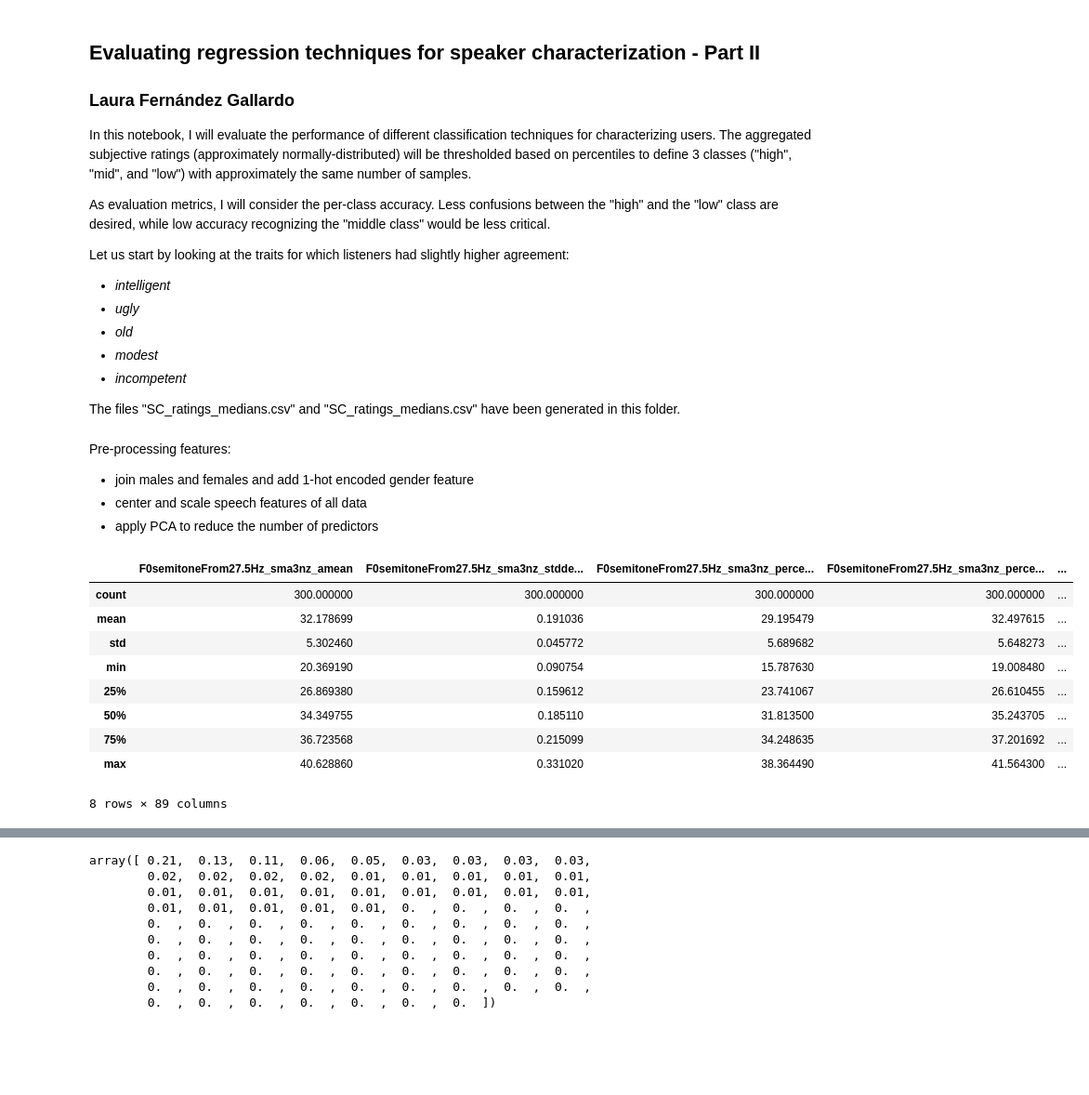
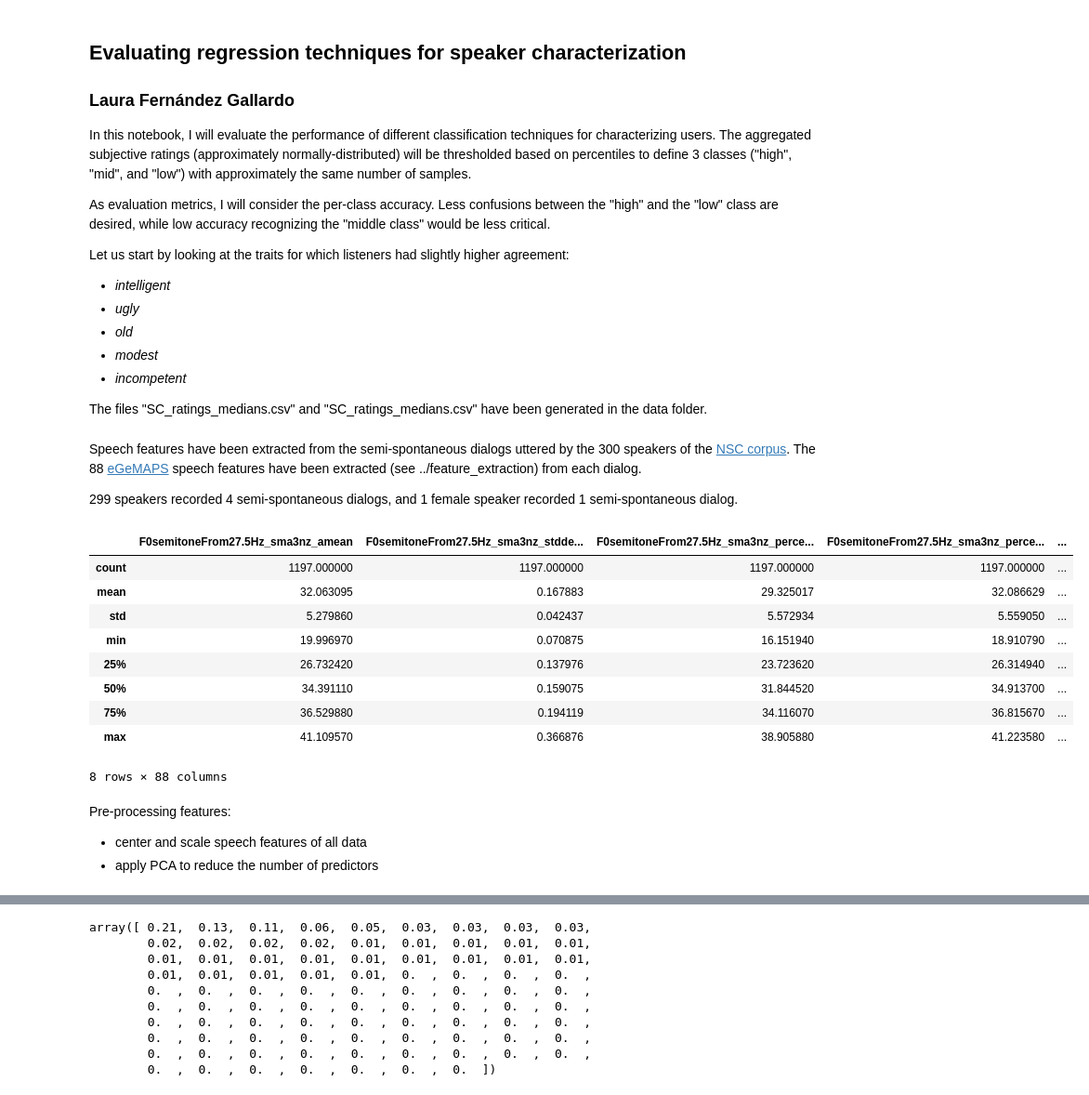
Before and after one commit to laufergall/ML_Speaker_Characteristics, a Jupyter notebook: classification/02_evaluating_classification.ipynb, the cells around one changed output, grey strips where cells are left out. Shown at 93% size. Cells and saved outputs as stored; diff of their text form; code cells hidden in the pictures; blank space fills up the shorter version.

```diff
--- a/classification/02_evaluating_classification.ipynb
+++ b/classification/02_evaluating_classification.ipynb
@@ -1,5 +1,5 @@
 # %% [markdown]
-## Evaluating regression techniques for speaker characterization - Part II
+## Evaluating regression techniques for speaker characterization
 ### Laura Fernández Gallardo
 
 In this notebook, I will evaluate the performance of different classification techniques for characterizing users. The aggregated subjective ratings (approximately normally-distributed) will be thresholded based on percentiles to define 3 classes ("high", "mid", and "low") with approximately the same number of samples.
@@ -14,7 +14,7 @@ Let us start by looking at the traits for which listeners had slightly higher ag
 * _modest_
 * _incompetent_
 
-The files "SC_ratings_medians.csv" and "SC_ratings_medians.csv" have been generated in this folder.
+The files "SC_ratings_medians.csv" and "SC_ratings_medians.csv" have been generated in the data folder.
 # %%
 import io
 import requests
@@ -51,43 +51,37 @@ for i in ratings_means.columns[2:]:
     ratings_class.loc[ratings_means[i]>th[1],i] = "high"
 
 ratings_class.iloc[:,0:2] = ratings_means.iloc[:,0:2]
+# %% [markdown]
+Speech features have been extracted from the semi-spontaneous dialogs uttered by the 300 speakers of the [NSC corpus](http://www.qu.tu-berlin.de/?id=nsc-corpus). The 88 [eGeMAPS](http://ieeexplore.ieee.org/document/7160715/) speech features have been extracted (see ../feature_extraction) from each dialog.
+
+299 speakers recorded 4 semi-spontaneous dialogs, and 1 female speaker recorded 1 semi-spontaneous dialog.
 # %%
-# load speech features from male and from female speakers
+# load speech features
 
-path = "https://raw.githubusercontent.com/laufergall/ML_Speaker_Characteristics/master/data/"
+path = "https://raw.githubusercontent.com/laufergall/ML_Speaker_Characteristics/master/data/extracted_features/"
 
 # load subjective questionnaire items and their translations
-url = path + "eGeMAPSv01a_88_malespk.csv"
+url = path + "/eGeMAPSv01a_NSC_semispontaneous.csv"
 s = requests.get(url).content
-feats_m =pd.read_csv(io.StringIO(s.decode('utf-8')))
+feats =pd.read_csv(io.StringIO(s.decode('utf-8')), sep = ';')
 
-url = path + "eGeMAPSv01a_88_femalespk.csv"
-s = requests.get(url).content
-feats_f =pd.read_csv(io.StringIO(s.decode('utf-8')))
+feats.describe()
+# %% [output]
+|  | F0semitoneFrom27.5Hz_sma3nz_amean | F0semitoneFrom27.5Hz_sma3nz_stdde... | F0semitoneFrom27.5Hz_sma3nz_perce... | F0semitoneFrom27.5Hz_sma3nz_perce... | ... |
+| count | 1197.000000 | 1197.000000 | 1197.000000 | 1197.000000 | ... |
+| mean | 32.063095 | 0.167883 | 29.325017 | 32.086629 | ... |
+| std | 5.279860 | 0.042437 | 5.572934 | 5.559050 | ... |
+| min | 19.996970 | 0.070875 | 16.151940 | 18.910790 | ... |
+| 25% | 26.732420 | 0.137976 | 23.723620 | 26.314940 | ... |
+| 50% | 34.391110 | 0.159075 | 31.844520 | 34.913700 | ... |
+| 75% | 36.529880 | 0.194119 | 34.116070 | 36.815670 | ... |
+| max | 41.109570 | 0.366876 | 38.905880 | 41.223580 | ... |
+8 rows × 88 columns
 # %% [markdown]
 Pre-processing features:
 
-* join males and females and add 1-hot encoded gender feature
 * center and scale speech features of all data
 * apply PCA to reduce the number of predictors
-# %%
-# all features: males and females
-feats_m['is_male']=1
-feats_f['is_male']=0
-feats = pd.concat([feats_m,feats_f], axis = 0)
-
-feats.describe()
-# %% [output]
-|  | F0semitoneFrom27.5Hz_sma3nz_amean | F0semitoneFrom27.5Hz_sma3nz_stdde... | F0semitoneFrom27.5Hz_sma3nz_perce... | F0semitoneFrom27.5Hz_sma3nz_perce... | ... |
-| count | 300.000000 | 300.000000 | 300.000000 | 300.000000 | ... |
-| mean | 32.178699 | 0.191036 | 29.195479 | 32.497615 | ... |
-| std | 5.302460 | 0.045772 | 5.689682 | 5.648273 | ... |
-| min | 20.369190 | 0.090754 | 15.787630 | 19.008480 | ... |
-| 25% | 26.869380 | 0.159612 | 23.741067 | 26.610455 | ... |
-| 50% | 34.349755 | 0.185110 | 31.813500 | 35.243705 | ... |
-| 75% | 36.723568 | 0.215099 | 34.248635 | 37.201692 | ... |
-| max | 40.628860 | 0.331020 | 38.364490 | 41.564300 | ... |
-8 rows × 89 columns
 # %%
 # extract speaker ID from sample_heard
 
```
Also changed, not shown: parts of 2 cells of this notebook, 2 other files.
